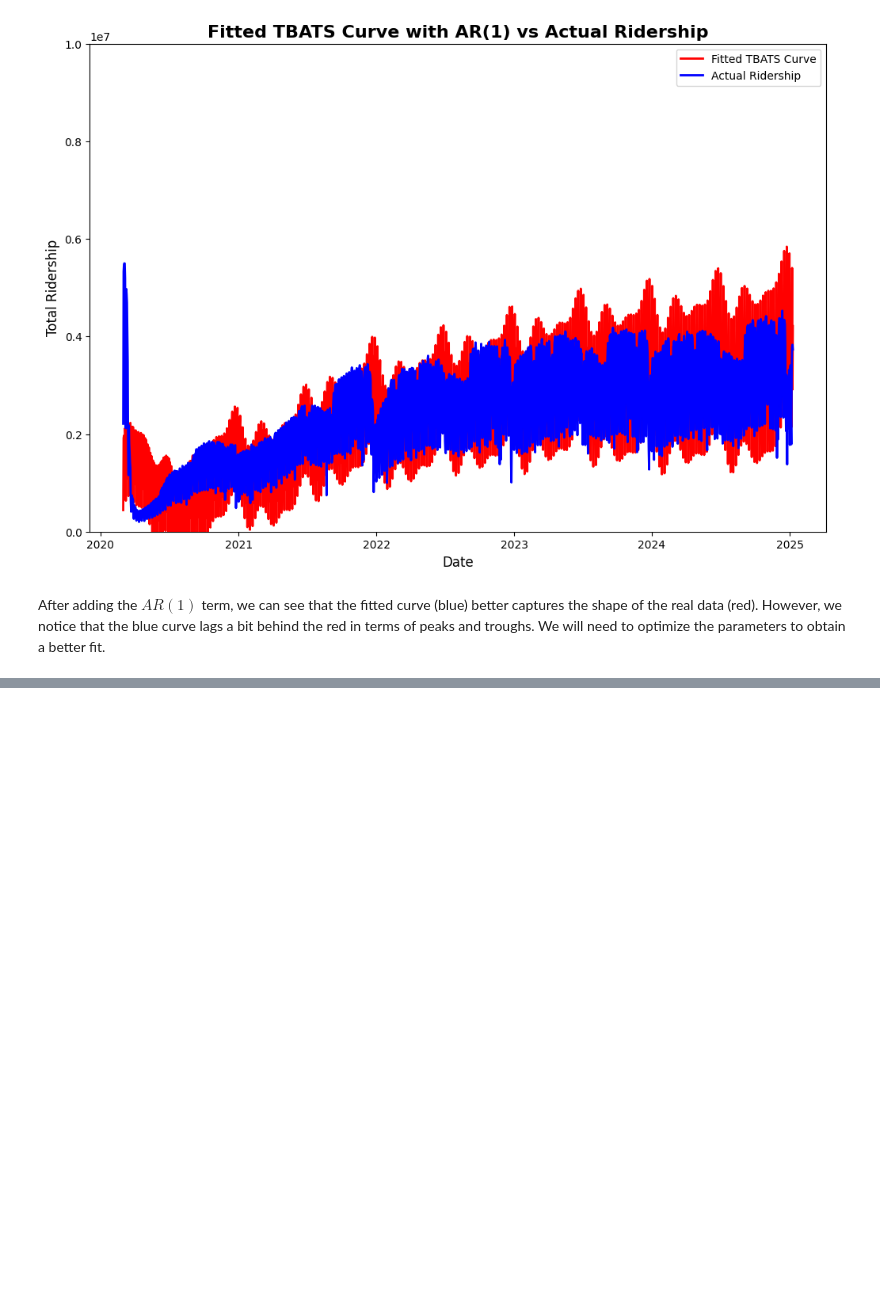
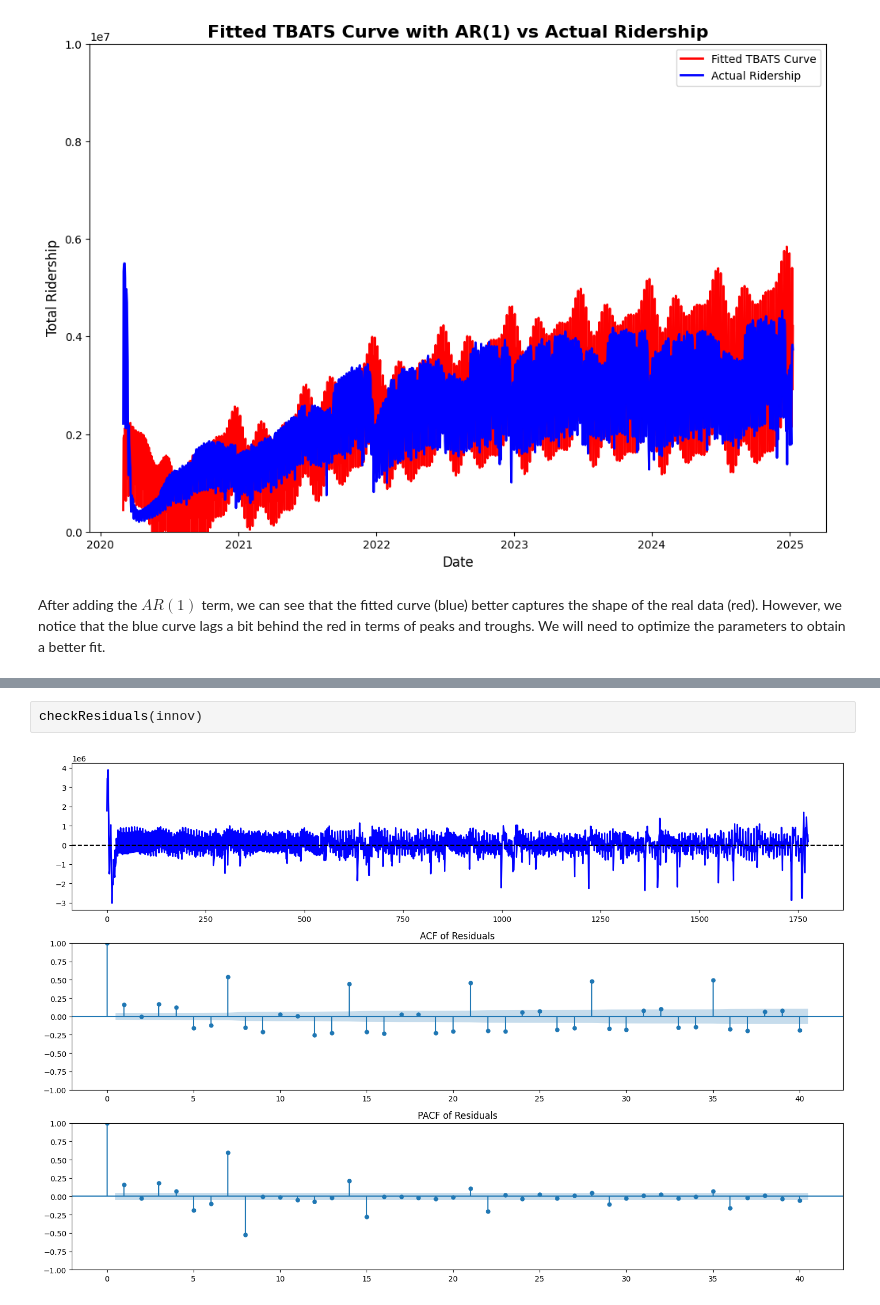
Before and after one commit to Raiden-Makoto/ScaryVirus, a Jupyter notebook: TBATS.ipynb, the cells around one changed output, grey strips where cells are left out. Drawn from its saved outputs; the diff is of its cells as text; blank space fills up the shorter version.

```diff
--- a/TBATS.ipynb
+++ b/TBATS.ipynb
@@ -426,0 +562,4 @@ We will need to optimize the parameters to obtain a better fit.
+# %%
+checkResiduals(innov)
+# %% [output]
+[figure, added]
```
Also changed, not shown: parts of 5 cells of this notebook.
